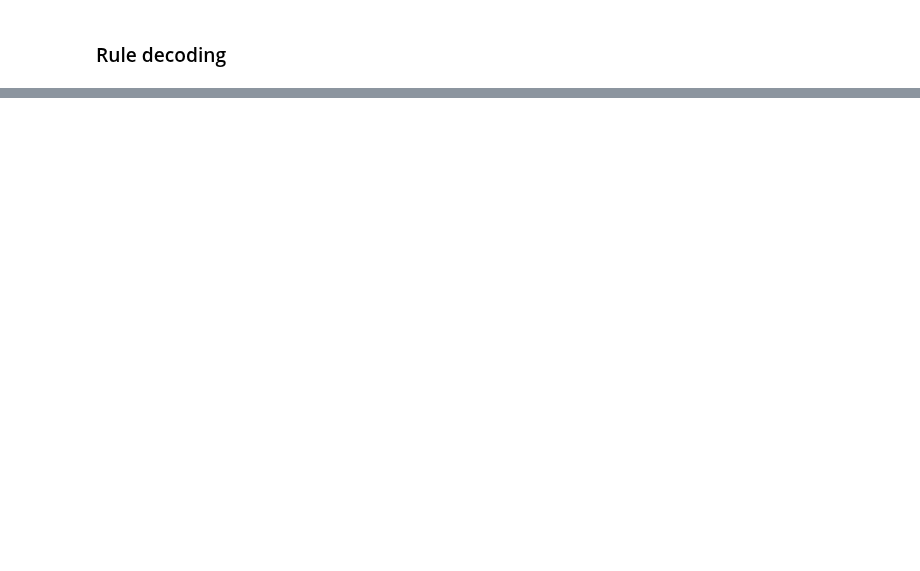
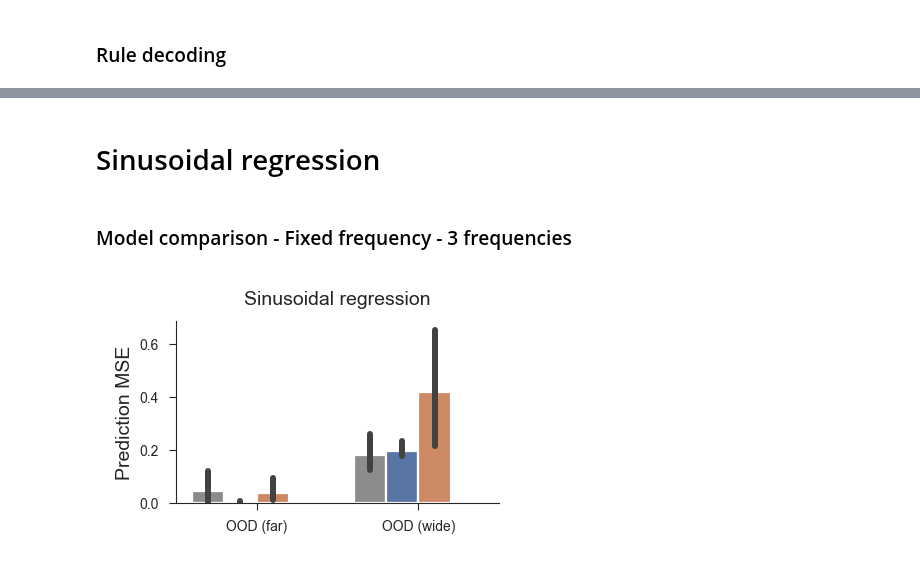
Before and after one commit to EricElmoznino/explicit_implicit_icl, a Jupyter notebook: notebooks/paper/figures.ipynb, the cells around one changed output, grey strips where cells are left out. Saved outputs shown, nothing was run; the diff lists cells and outputs as text; code cells hidden in the pictures; blank space fills up the shorter version.

```diff
--- a/notebooks/paper/figures.ipynb
+++ b/notebooks/paper/figures.ipynb
@@ -203,0 +314,32 @@ plt.show()
+# %% [markdown]
+# Sinusoidal regression
+# %% [markdown]
+### Model comparison - Fixed frequency - 3 frequencies
+# %%
+data = get_run_performances(
+    wandb_username="ericelmoznino",
+    dataset="sinusoid-regression",
+    compare_across=["model"],
+    comparison_metrics=["val/iid_MSE", "val/far_MSE", "val/wide_MSE"],
+    mode="min",
+    filters={
+        "config.model": {"$nin": ["explicit-transformer-known-context"]},
+        "config.kind_kwargs": "{'fixed_freq': True, 'n_freq': 3}",
+    },
+    save_path="data/sinusoid_model_comparison.csv",
+)
+
+fig, ax = plt.subplots(figsize=(2, 1.3))
+model_comparison_barplot(
+    data=data,
+    metrics=["val/far_MSE", "val/wide_MSE"],
+    metric_short_names={"val/far_MSE": "OOD (far)", "val/wide_MSE": "OOD (wide)"},
+    metric_units="Prediction MSE",
+    ax=ax,
+)
+ax.set(title="Sinusoidal regression")
+ax.legend(loc="upper right").remove()
+fig.savefig("saved/sinusoid_model_comparison.pdf")
+plt.show()
+# %% [output]
+[figure, added]
```
Also changed, not shown: parts of 10 cells of this notebook, 12 other files.
